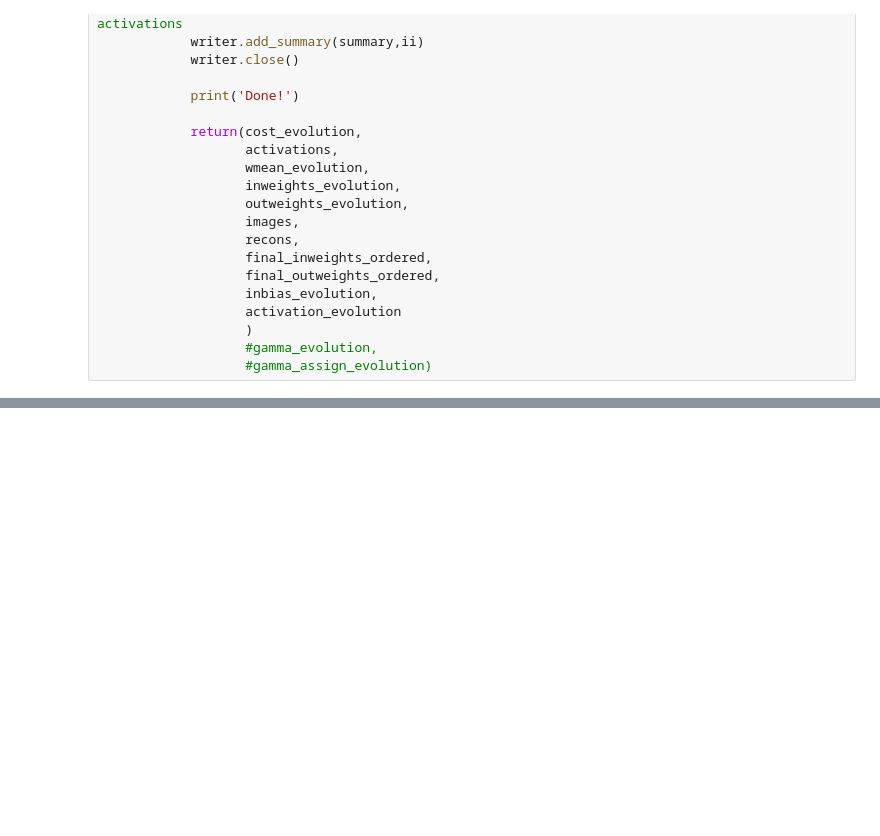
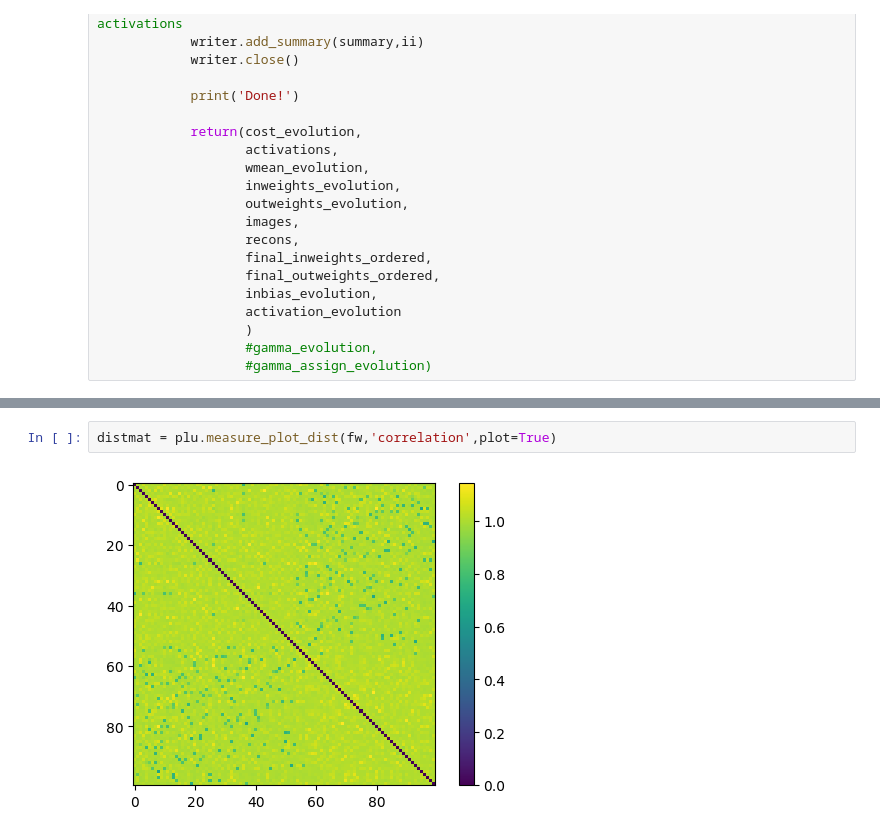
Before and after one commit to vdutell/NatVisAutoEncode, a Jupyter notebook: Image Autoencoder.ipynb, the cells around one changed output, grey strips where cells are left out. Drawn from its saved outputs; the diff is of its cells as text; blank space fills up the shorter version.

```diff
--- a/Image Autoencoder.ipynb
+++ b/Image Autoencoder.ipynb
@@ -460,0 +460,4 @@ distmat = plu.measure_plot_dist(fw,'euclidean',plot=True)
+# %%
+distmat = plu.measure_plot_dist(fw,'correlation',plot=True)
+# %% [output]
+[figure, added]
```
Also changed, not shown: parts of 6 cells of this notebook, 1 other file.
